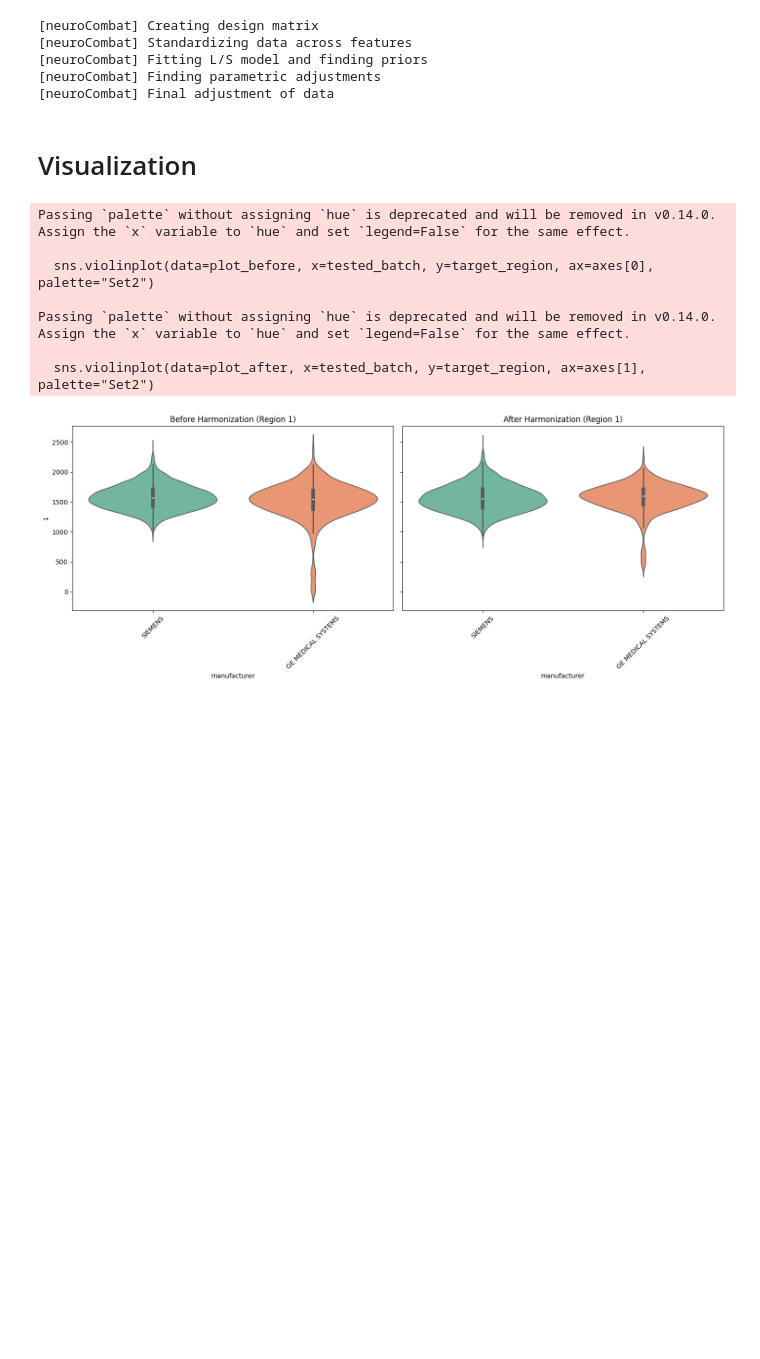
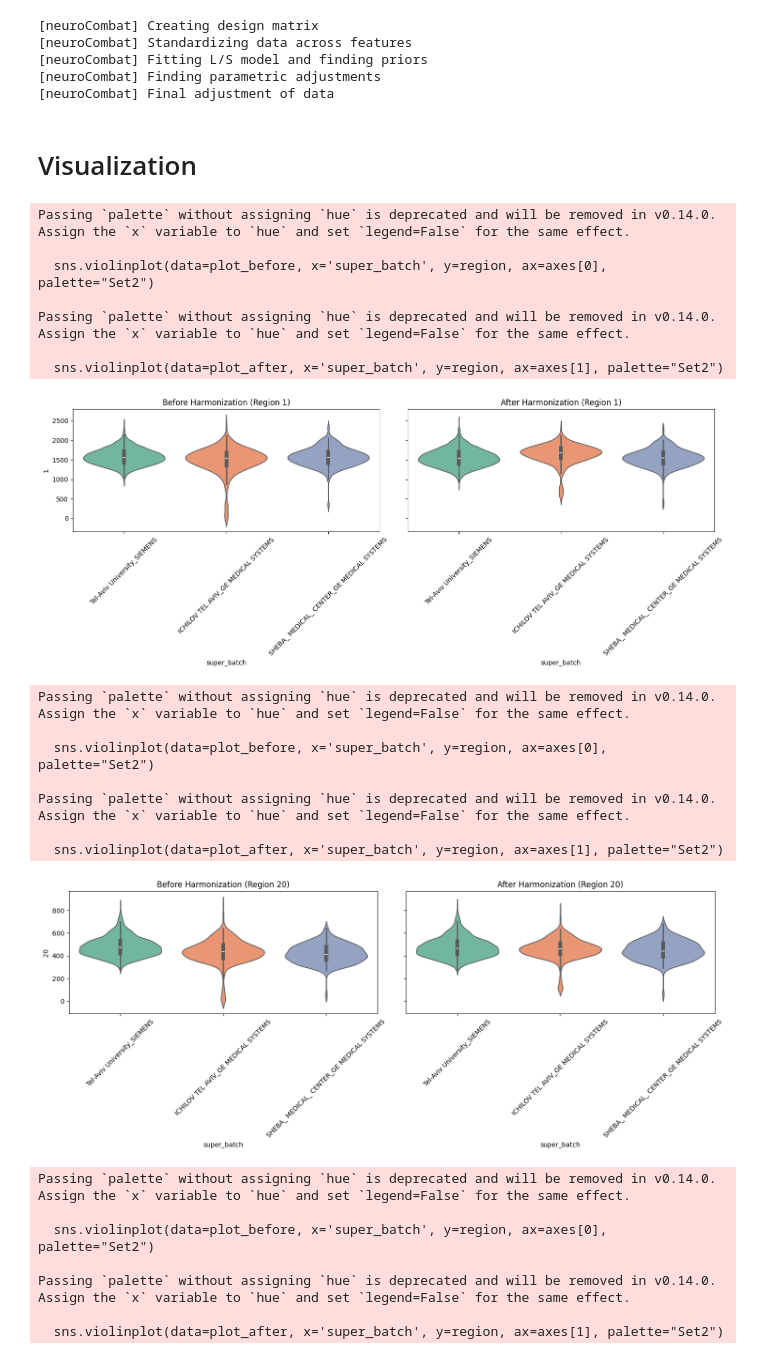
Before and after one commit to GaiaNegev13/legacy_pipe, a Jupyter notebook: legacy_pipe/harmonization.ipynb, the cells around one changed output. Drawn from its saved outputs; the diff is of its cells as text; code cells hidden in the pictures; blank space fills up the shorter version.

Commit message:
harmonization - super batch, visualization and merge back to combined_df

```diff
--- a/legacy_pipe/harmonization.ipynb
+++ b/legacy_pipe/harmonization.ipynb
@@ -18,6 +21,8 @@ Index(['subject_id', 'session_id', 'region_label', 'tissue_type', 'volume_mm3',
       dtype='object')
 # %%
 tested_batch = 'manufacturer'  # Column indicating the batch variable
+batch_definition = ['manufacturer', 'institute'] # Columns defining the batch, ADD TESLA
+dependent_vars = ['birth_year', 'age_in_years', 'sex_c']
 # %% [markdown]
 1. Data Matrix (df_features) - rows are imaging features (454 brain regions) and columns are individual scans (subjects).
 2. Covariate Table (df_covariates)- row is a subject and columns include:
@@ -38,6 +43,9 @@ df_features = df_features.sort_index()
 df_covariates = df.drop_duplicates(subset=['subject_id'])[
     ['subject_id', 'sex', 'institute', 'manufacturer', 'age_in_years',  'birth_year']] # add protocol and tiv, but notice they're missing for some subjects
 
+# create sex_c column
+df_covariates['sex_c'] = df_covariates['sex'].map({'M': 0, 'F': 1})
+
 # index is subject_id, order them
 df_covariates = df_covariates.set_index('subject_id').sort_index()
 
@@ -353,7 +290,7 @@ continuous_cols = ['age_in_years', 'birth_year']
 # eb=True uses Empirical Bayes to pool information across features
 result = neuroCombat(dat=data,
                      covars=df_covariates,
-                     batch_col=tested_batch,
+                     batch_col='super_batch',
                      categorical_cols=categorical_cols,
                      continuous_cols=continuous_cols)
 
@@ -381,34 +318,50 @@ df_harmonized = df_harmonized.sort_index()
 # Visualization
 # %%
 # pick a region to visualize (e.g., column 1)
-target_region = 1
+target_regions = [1, 20, 400]
 
 # 1. Prepare data for plotting
 # We use the index-aligned dataframes we created before NeuroCombat
-plot_before = pd.concat([df_covariates[tested_batch], df_features[target_region]], axis=1)
-plot_after = pd.concat([df_covariates[tested_batch], df_harmonized[target_region]], axis=1)
+for region in target_regions:
+    plot_before = pd.concat([df_covariates['super_batch'], df_features[region]], axis=1)
+    plot_after = pd.concat([df_covariates['super_batch'], df_harmonized[region]], axis=1)
 
-# 2. Create Side-by-Side Plots
-fig, axes = plt.subplots(1, 2, figsize=(15, 6), sharey=True)
+    # 2. Create Side-by-Side Plots
+    fig, axes = plt.subplots(1, 2, figsize=(15, 6), sharey=True)
 
-# Plot Before
-sns.violinplot(data=plot_before, x=tested_batch, y=target_region, ax=axes[0], palette="Set2")
-axes[0].set_title(f"Before Harmonization (Region {target_region})")
-axes[0].tick_params(axis='x', rotation=45)
+    # Plot Before
+    sns.violinplot(data=plot_before, x='super_batch', y=region, ax=axes[0], palette="Set2")
+    axes[0].set_title(f"Before Harmonization (Region {region})")
+    axes[0].tick_params(axis='x', rotation=45)
 
-# Plot After
-sns.violinplot(data=plot_after, x=tested_batch, y=target_region, ax=axes[1], palette="Set2")
-axes[1].set_title(f"After Harmonization (Region {target_region})")
-axes[1].tick_params(axis='x', rotation=45)
+    # Plot After
+    sns.violinplot(data=plot_after, x='super_batch', y=region, ax=axes[1], palette="Set2")
+    axes[1].set_title(f"After Harmonization (Region {region})")
+    axes[1].tick_params(axis='x', rotation=45)
 
-plt.tight_layout()
-plt.show()
+    plt.tight_layout()
+    plt.show()
 # %% [output]
 Passing `palette` without assigning `hue` is deprecated and will be removed in v0.14.0. Assign the `x` variable to `hue` and set `legend=False` for the same effect.
 
-  sns.violinplot(data=plot_before, x=tested_batch, y=target_region, ax=axes[0], palette="Set2")
+  sns.violinplot(data=plot_before, x='super_batch', y=region, ax=axes[0], palette="Set2")
 
 Passing `palette` without assigning `hue` is deprecated and will be removed in v0.14.0. Assign the `x` variable to `hue` and set `legend=False` for the same effect.
 
-  sns.violinplot(data=plot_after, x=tested_batch, y=target_region, ax=axes[1], palette="Set2")
+  sns.violinplot(data=plot_after, x='super_batch', y=region, ax=axes[1], palette="Set2")
-[figure, old version]
+[figure, new version]
+Passing `palette` without assigning `hue` is deprecated and will be removed in v0.14.0. Assign the `x` variable to `hue` and set `legend=False` for the same effect.
+
+  sns.violinplot(data=plot_before, x='super_batch', y=region, ax=axes[0], palette="Set2")
+
+Passing `palette` without assigning `hue` is deprecated and will be removed in v0.14.0. Assign the `x` variable to `hue` and set `legend=False` for the same effect.
+
+  sns.violinplot(data=plot_after, x='super_batch', y=region, ax=axes[1], palette="Set2")
+[figure, added]
+Passing `palette` without assigning `hue` is deprecated and will be removed in v0.14.0. Assign the `x` variable to `hue` and set `legend=False` for the same effect.
+
+  sns.violinplot(data=plot_before, x='super_batch', y=region, ax=axes[0], palette="Set2")
+
+Passing `palette` without assigning `hue` is deprecated and will be removed in v0.14.0. Assign the `x` variable to `hue` and set `legend=False` for the same effect.
+
+  sns.violinplot(data=plot_after, x='super_batch', y=region, ax=axes[1], palette="Set2")
```
Also changed, not shown: parts of 13 cells of this notebook, 2 other files.
